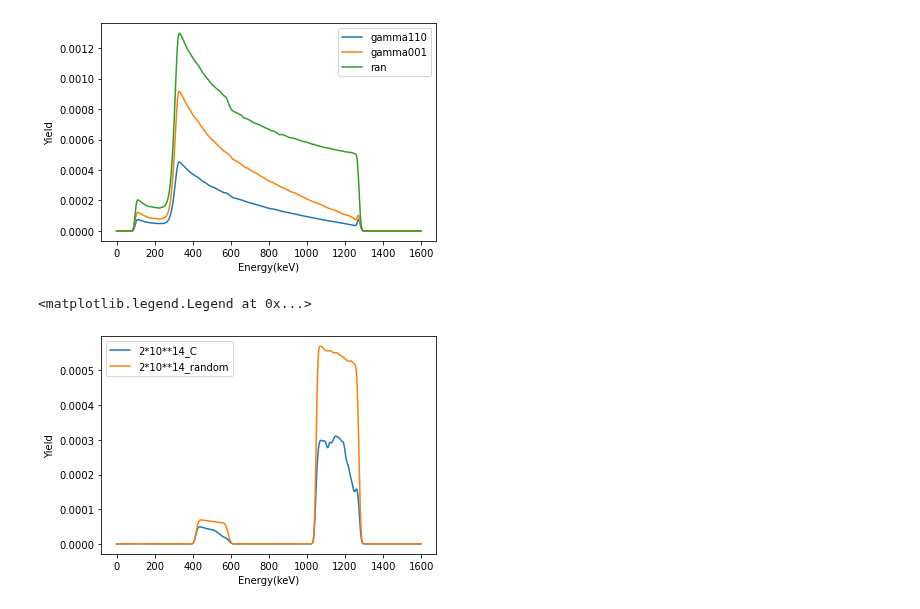
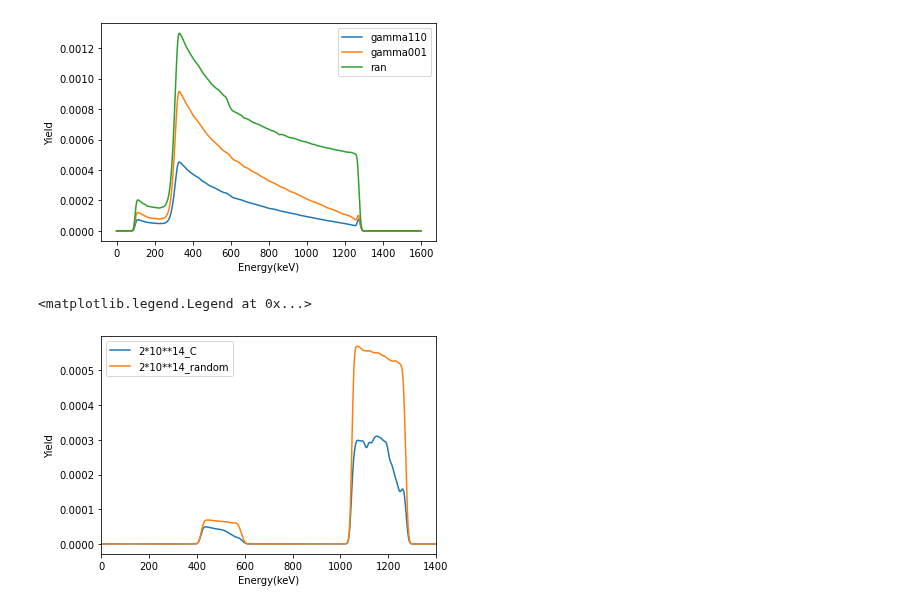
Before and after one commit to HE-RU10/ga2o3, a Jupyter notebook: RBS.ipynb, the cells around one changed output. Cells and saved outputs as stored; diff of their text form; code cells hidden in the pictures.

```diff
--- a/RBS.ipynb
+++ b/RBS.ipynb
@@ -69,16 +69,17 @@ plt.legend()
 # %%
 
 df=pd.read_csv('/home/heruhe/Desktop/Ga2o3/RBS/overlapping/2_10_14/quick_250nm/1600_A/out/rbsspectra.dat',sep='\s+', header=None)
 df['Yield']=df.iloc[:,1]
 df['Energy(keV)']=df.index*1600/len(df)
 plt.plot(df['Energy(keV)'],df['Yield'],label='2*10**14_C')
 df=pd.read_csv('/home/heruhe/Desktop/Ga2o3/RBS/overlapping/2_10_14/quick_250nm/1600_R/out/rbsspectra.dat',sep='\s+', header=None)
 df['Yield']=df.iloc[:,1]
 df['Energy(keV)']=df.index*1600/len(df)
 plt.plot(df['Energy(keV)'],df['Yield'],label='2*10**14_random')
 plt.xlabel('Energy(keV)')
 plt.ylabel('Yield')
+plt.xlim([0,1400])
 plt.legend()
 # %% [output]
 <matplotlib.legend.Legend at 0x...>
-[figure, old version]
+[figure, new version]
```
Also changed, not shown: parts of 3 cells of this notebook, 5 other files.
